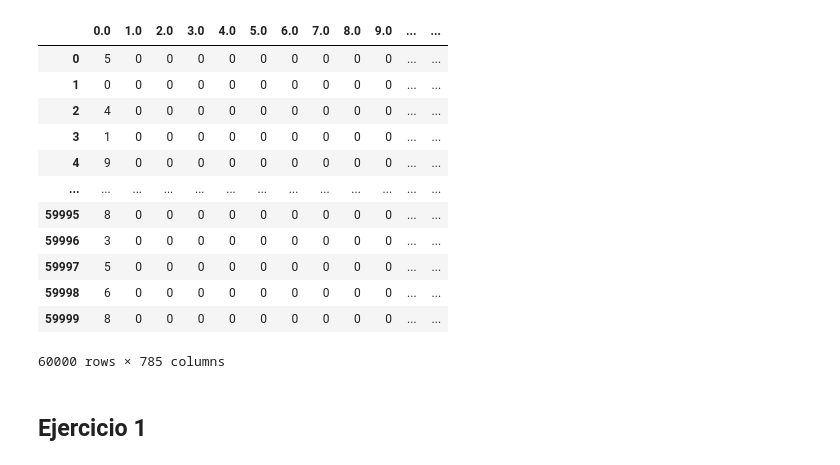
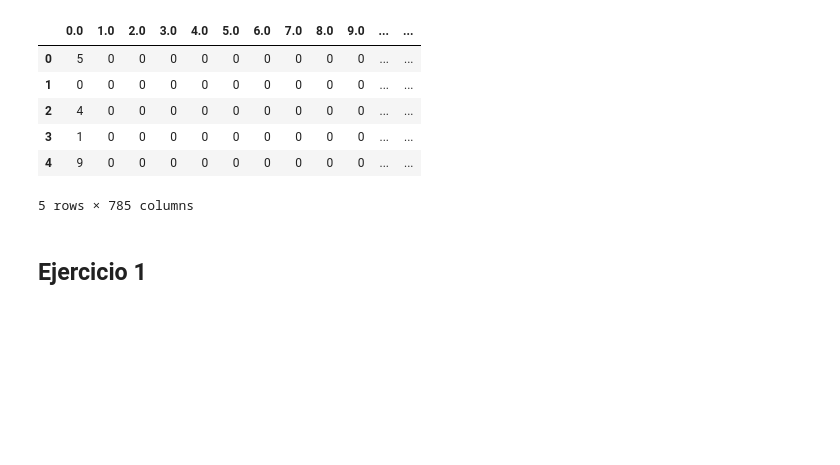
Before and after one commit to sanchez-17/TP2-AlgebraLinealComputacional-UBA-Exactas, a Jupyter notebook: Tp2.ipynb, the cells around one changed output. Cells and saved outputs as stored; diff of their text form; code cells hidden in the pictures; blank space fills up the shorter version.

```diff
--- a/Tp2.ipynb
+++ b/Tp2.ipynb
@@ -14,21 +14,15 @@ import matplotlib.pyplot as plt
 train = pd.read_csv('mnist_train.csv',names=np.linspace(0,784,785))
 test = pd.read_csv('mnist_test.csv',names=np.linspace(0,784,785))
 # %%
-train
+train.head()
 # %% [output]
 |  | 0.0 | 1.0 | 2.0 | 3.0 | 4.0 | 5.0 | 6.0 | 7.0 | 8.0 | 9.0 | ... | ... |
 | 0 | 5 | 0 | 0 | 0 | 0 | 0 | 0 | 0 | 0 | 0 | ... | ... |
 | 1 | 0 | 0 | 0 | 0 | 0 | 0 | 0 | 0 | 0 | 0 | ... | ... |
 | 2 | 4 | 0 | 0 | 0 | 0 | 0 | 0 | 0 | 0 | 0 | ... | ... |
 | 3 | 1 | 0 | 0 | 0 | 0 | 0 | 0 | 0 | 0 | 0 | ... | ... |
 | 4 | 9 | 0 | 0 | 0 | 0 | 0 | 0 | 0 | 0 | 0 | ... | ... |
-| ... | ... | ... | ... | ... | ... | ... | ... | ... | ... | ... | ... | ... |
-| 59995 | 8 | 0 | 0 | 0 | 0 | 0 | 0 | 0 | 0 | 0 | ... | ... |
-| 59996 | 3 | 0 | 0 | 0 | 0 | 0 | 0 | 0 | 0 | 0 | ... | ... |
-| 59997 | 5 | 0 | 0 | 0 | 0 | 0 | 0 | 0 | 0 | 0 | ... | ... |
-| 59998 | 6 | 0 | 0 | 0 | 0 | 0 | 0 | 0 | 0 | 0 | ... | ... |
-| 59999 | 8 | 0 | 0 | 0 | 0 | 0 | 0 | 0 | 0 | 0 | ... | ... |
-60000 rows × 785 columns
+5 rows × 785 columns
 # %% [markdown]
 ## Ejercicio 1
 # %% [markdown]
```
Also changed, not shown: 2 other files.
